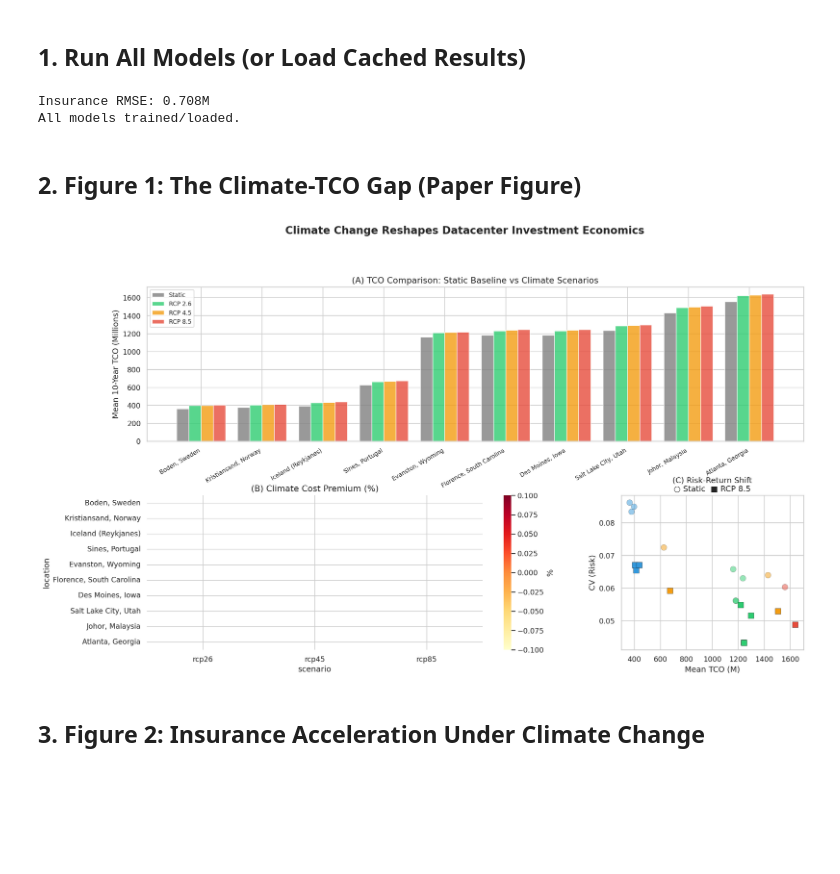
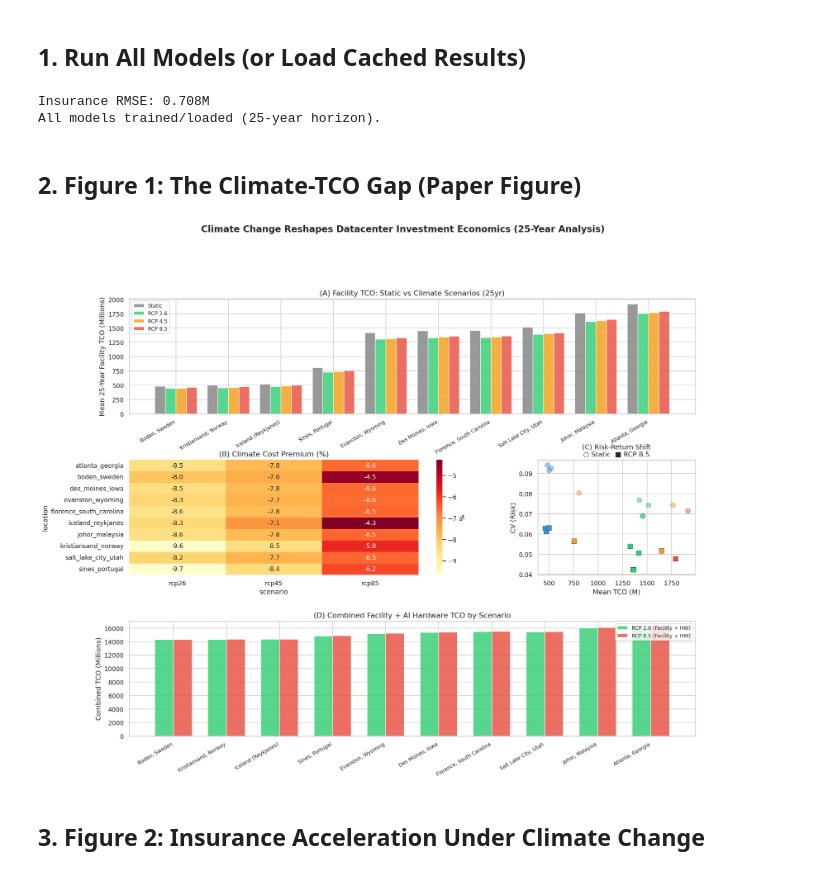
Before and after one commit to tedrubin80/datacenterrundown, a Jupyter notebook: notebooks/05_results_synthesis_executed.ipynb, the cells around one changed output. Cells and saved outputs as stored; diff of their text form; code cells hidden in the pictures; blank space fills up the shorter version.

```diff
--- a/notebooks/05_results_synthesis_executed.ipynb
+++ b/notebooks/05_results_synthesis_executed.ipynb
@@ -41,10 +41,10 @@ SEED = 42
 # Generate all data
 projections = generate_all_projections(seed=SEED)
 
-# Static baseline
-static_results = run_all_locations(locations, n_simulations=10000, seed=SEED)
+# Static baseline (25yr)
+static_results = run_all_locations(locations, n_simulations=10000, horizon_years=25, seed=SEED)
 
-# Dynamic MC (15-year, physics-based)
+# Dynamic MC (25yr, physics-based)
 dynamic_results = {}
 for loc_key, loc in locations.items():
     dynamic_results[loc_key] = {}
@@ -54,7 +54,7 @@ for loc_key, loc in locations.items():
         ]
         if len(loc_proj) == 0:
             continue
-        result = run_dynamic_mc(loc, loc_proj, scenario=scenario, n_simulations=5000, horizon_years=15, seed=SEED)
+        result = run_dynamic_mc(loc, loc_proj, scenario=scenario, n_simulations=5000, horizon_years=25, seed=SEED)
         dynamic_results[loc_key][scenario] = result.tco_distribution
 
 # Train Idea 5 insurance model (with real FEMA data)
@@ -64,20 +64,24 @@ print(f'Insurance RMSE: {ins_metrics.get("mean_rmse", "N/A"):.3f}M')
 # Build event data for insurance predictions
 events_df = _build_event_data(projections, seed=SEED)
 
-print('All models trained/loaded.')
+# Hardware TCO
+from src.tco.hardware_costs import HARDWARE_TIERS, compute_hw_tco, all_locations_all_tiers
+hw_results = all_locations_all_tiers(locations, n_racks=500, horizon_years=25)
+
+print('All models trained/loaded (25-year horizon).')
 # %% [output]
 Insurance RMSE: 0.708M
-All models trained/loaded.
+All models trained/loaded (25-year horizon).
 # %% [markdown]
 ## 2. Figure 1: The Climate-TCO Gap (Paper Figure)
 # %%
-fig = plt.figure(figsize=(18, 10))
-gs = gridspec.GridSpec(2, 3, hspace=0.35, wspace=0.3)
+fig = plt.figure(figsize=(18, 14))
+gs = gridspec.GridSpec(3, 3, hspace=0.4, wspace=0.3)
 
 tier_colors = {'nordic': '#3498db', 'us_secondary': '#2ecc71', 'traditional': '#e74c3c', 'emerging': '#f39c12'}
 scenario_colors = {'static': 'gray', 'rcp26': '#2ecc71', 'rcp45': '#f39c12', 'rcp85': '#e74c3c'}
 
-# Panel A: Static vs RCP 8.5 TCO bar chart
+# Panel A: Static vs RCP 8.5 TCO bar chart (25yr facility)
 ax_a = fig.add_subplot(gs[0, :])
 sorted_keys = sorted(locations.keys(), key=lambda k: static_results[k].mean)
 x = np.arange(len(sorted_keys))
@@ -94,44 +98,66 @@ for i, (scenario, label) in enumerate([('static', 'Static'), ('rcp26', 'RCP 2.6'
 
 ax_a.set_xticks(x + 1.5 * width)
 ax_a.set_xticklabels([locations[k].name for k in sorted_keys], rotation=30, ha='right', fontsize=9)
-ax_a.set_ylabel('Mean 10-Year TCO (Millions)')
-ax_a.set_title('(A) TCO Comparison: Static Baseline vs Climate Scenarios', fontsize=13)
+ax_a.set_ylabel('Mean 25-Year Facility TCO (Millions)')
+ax_a.set_title('(A) Facility TCO: Static vs Climate Scenarios (25yr)', fontsize=13)
 ax_a.legend(fontsize=9)
 
 # Panel B: Climate premium % heatmap
 ax_b = fig.add_subplot(gs[1, 0:2])
 static_dists = {k: v.tco_distribution for k, v in static_results.items()}
 premium = climate_cost_premium_table(static_dists, dynamic_results)
 pivot = premium.pivot(index='location', columns='scenario', values='climate_premium_pct').fillna(0)
-pivot = pivot.reindex([locations[k].name if k in pivot.index else k for k in sorted_keys], axis=0)
 sns.heatmap(pivot, annot=True, fmt='.1f', cmap='YlOrRd', ax=ax_b, cbar_kws={'label': '%'})
 ax_b.set_title('(B) Climate Cost Premium (%)', fontsize=13)
 
 # Panel C: Risk-return scatter
 ax_c = fig.add_subplot(gs[1, 2])
 for loc_key in locations:
     for scenario in ['static', 'rcp85']:
         if scenario == 'static':
             dist = static_results[loc_key].tco_distribution
         else:
             dist = dynamic_results[loc_key].get(scenario)
             if dist is None:
                 continue
         rm = compute_risk_metrics(dist)
         color = tier_colors.get(locations[loc_key].tier, 'gray')
         marker = 'o' if scenario == 'static' else 's'
         alpha = 0.5 if scenario == 'static' else 1.0
         ax_c.scatter(rm.mean, rm.cv, s=80, c=color, marker=marker, alpha=alpha, edgecolors='black', linewidth=0.3)
 
 ax_c.set_xlabel('Mean TCO (M)')
 ax_c.set_ylabel('CV (Risk)')
 ax_c.set_title('(C) Risk-Return Shift\n○ Static  ■ RCP 8.5', fontsize=12)
 
-fig.suptitle('Climate Change Reshapes Datacenter Investment Economics', fontsize=16, y=1.01, fontweight='bold')
-plt.savefig(RESULTS_DIR / 'figure1_climate_tco_gap.png', dpi=150, bbox_inches='tight')
+# Panel D: Combined facility + hardware TCO (Standard AI)
+ax_d = fig.add_subplot(gs[2, :])
+import pandas as pd
+hw_df = pd.DataFrame(hw_results)
+ai_hw = hw_df[hw_df['tier_key'] == 'standard_ai'].set_index('location_key')
+
+combined_data = {}
+for scenario in ['rcp26', 'rcp85']:
+    combined_data[scenario] = []
+    for k in sorted_keys:
+        facility = np.mean(dynamic_results[k].get(scenario, [static_results[k].mean]))
+        hw = ai_hw.loc[k, 'hw_tco_10yr_m'] if k in ai_hw.index else 0
+        combined_data[scenario].append(facility + hw)
+
+width = 0.35
+ax_d.bar(x - width/2, combined_data['rcp26'], width, label='RCP 2.6 (Facility + HW)', color='#2ecc71', alpha=0.8)
+ax_d.bar(x + width/2, combined_data['rcp85'], width, label='RCP 8.5 (Facility + HW)', color='#e74c3c', alpha=0.8)
+ax_d.set_xticks(x)
+ax_d.set_xticklabels([locations[k].name for k in sorted_keys], rotation=30, ha='right', fontsize=9)
+ax_d.set_ylabel('Combined TCO (Millions)')
+ax_d.set_title('(D) Combined Facility + AI Hardware TCO by Scenario', fontsize=13)
+ax_d.legend(fontsize=9)
+
+fig.suptitle('Climate Change Reshapes Datacenter Investment Economics (25-Year Analysis)', fontsize=16, y=1.01, fontweight='bold')
+plt.savefig(RESULTS_DIR / 'figure1_climate_tco_gap_25yr.png', dpi=150, bbox_inches='tight')
 plt.show()
 # %% [output]
-[figure, old version]
+[figure, new version]
 # %% [markdown]
 ## 3. Figure 2: Insurance Acceleration Under Climate Change
 # %%
```
Also changed, not shown: parts of 1 cell of this notebook, 5 other files.
